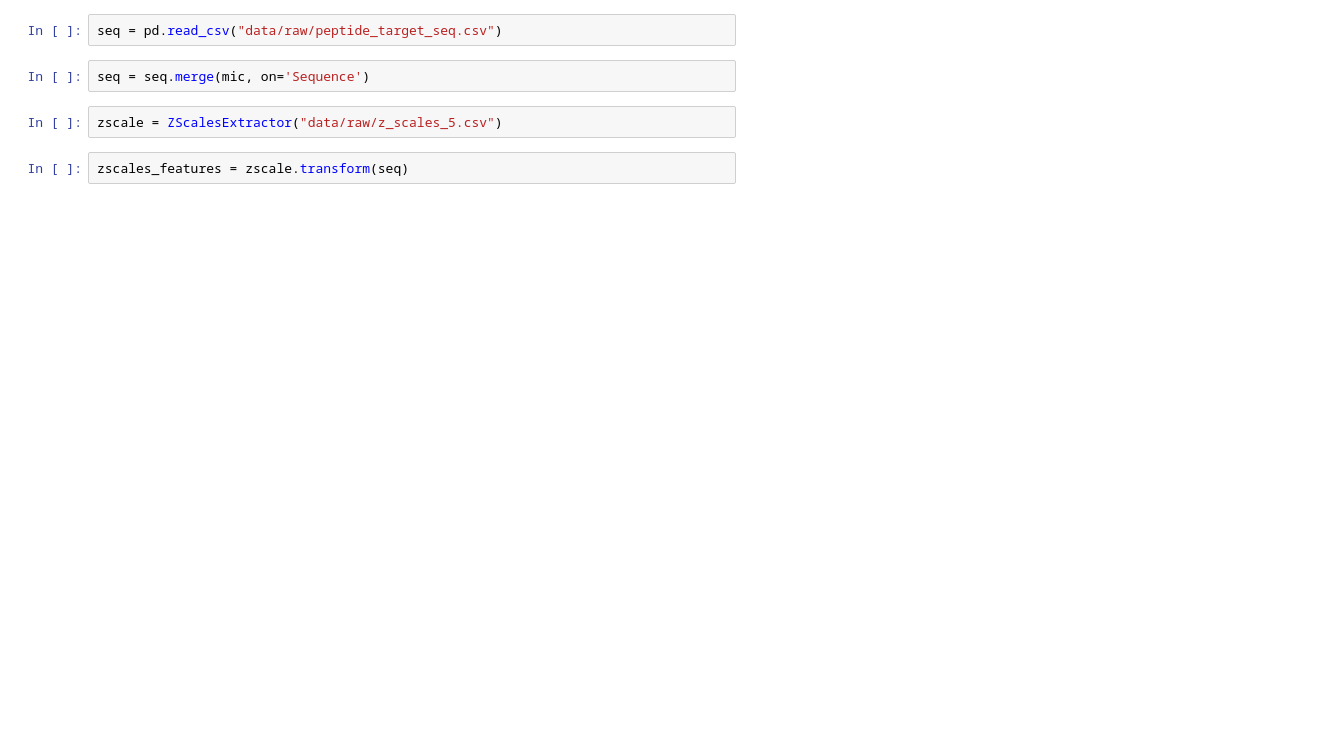
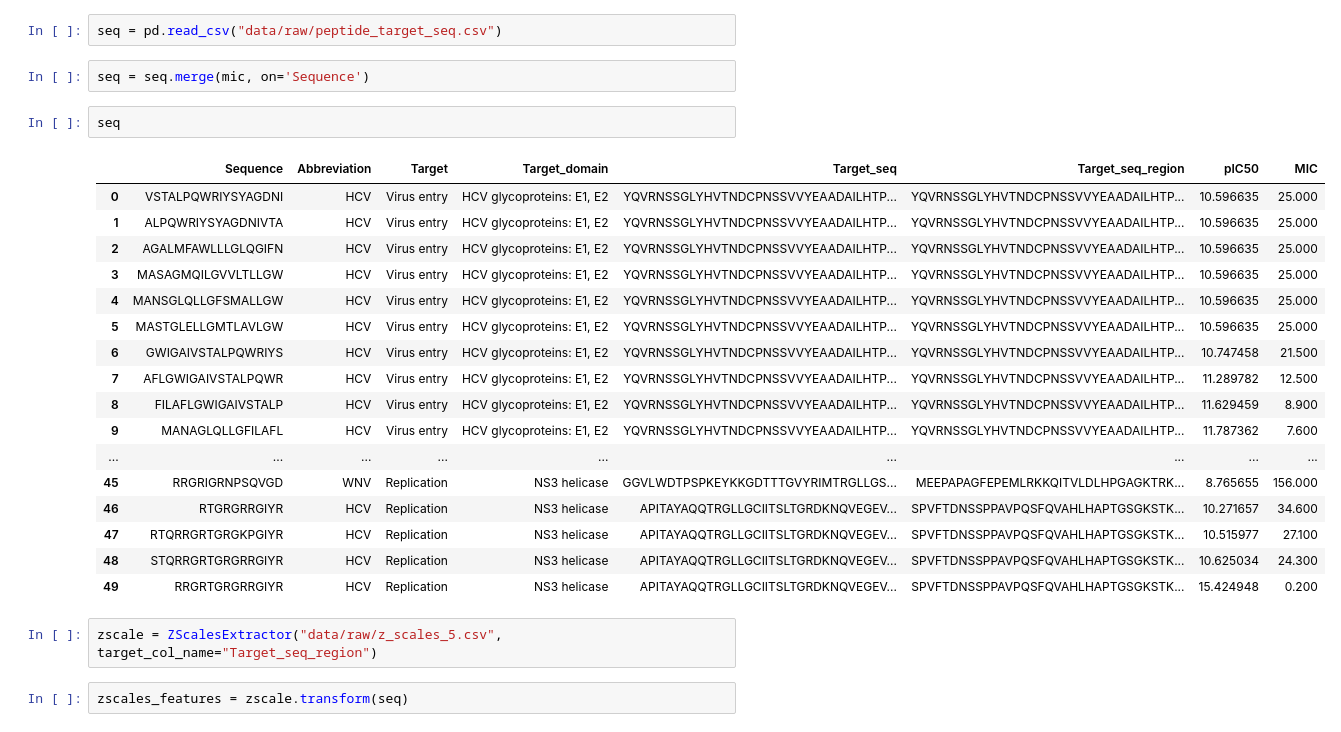
Before and after one commit to thoughtworks/mic-predictor, a Jupyter notebook: notebooks/pcm/RandomForest.ipynb, the cells around one changed output. Cells and saved outputs as stored; diff of their text form; blank space fills up the shorter version.

```diff
--- a/notebooks/pcm/RandomForest.ipynb
+++ b/notebooks/pcm/RandomForest.ipynb
@@ -14,7 +30,27 @@ mic = pd.read_csv("data/raw/MIC_pIC50_values.csv")
 seq = pd.read_csv("data/raw/peptide_target_seq.csv")
 # %%
 seq = seq.merge(mic, on='Sequence')
+# %%
+seq
+# %% [output]
+|  | Sequence | Abbreviation | Target | Target_domain | Target_seq | Target_seq_region | pIC50 | MIC |
+| 0 | VSTALPQWRIYSYAGDNI | HCV | Virus entry | HCV glycoproteins: E1, E2 | YQVRNSSGLYHVTNDCPNSSVVYEAADAILHTP... | YQVRNSSGLYHVTNDCPNSSVVYEAADAILHTP... | 10.596635 | 25.000 |
+| 1 | ALPQWRIYSYAGDNIVTA | HCV | Virus entry | HCV glycoproteins: E1, E2 | YQVRNSSGLYHVTNDCPNSSVVYEAADAILHTP... | YQVRNSSGLYHVTNDCPNSSVVYEAADAILHTP... | 10.596635 | 25.000 |
+| 2 | AGALMFAWLLLGLQGIFN | HCV | Virus entry | HCV glycoproteins: E1, E2 | YQVRNSSGLYHVTNDCPNSSVVYEAADAILHTP... | YQVRNSSGLYHVTNDCPNSSVVYEAADAILHTP... | 10.596635 | 25.000 |
+| 3 | MASAGMQILGVVLTLLGW | HCV | Virus entry | HCV glycoproteins: E1, E2 | YQVRNSSGLYHVTNDCPNSSVVYEAADAILHTP... | YQVRNSSGLYHVTNDCPNSSVVYEAADAILHTP... | 10.596635 | 25.000 |
+| 4 | MANSGLQLLGFSMALLGW | HCV | Virus entry | HCV glycoproteins: E1, E2 | YQVRNSSGLYHVTNDCPNSSVVYEAADAILHTP... | YQVRNSSGLYHVTNDCPNSSVVYEAADAILHTP... | 10.596635 | 25.000 |
+| 5 | MASTGLELLGMTLAVLGW | HCV | Virus entry | HCV glycoproteins: E1, E2 | YQVRNSSGLYHVTNDCPNSSVVYEAADAILHTP... | YQVRNSSGLYHVTNDCPNSSVVYEAADAILHTP... | 10.596635 | 25.000 |
+| 6 | GWIGAIVSTALPQWRIYS | HCV | Virus entry | HCV glycoproteins: E1, E2 | YQVRNSSGLYHVTNDCPNSSVVYEAADAILHTP... | YQVRNSSGLYHVTNDCPNSSVVYEAADAILHTP... | 10.747458 | 21.500 |
+| 7 | AFLGWIGAIVSTALPQWR | HCV | Virus entry | HCV glycoproteins: E1, E2 | YQVRNSSGLYHVTNDCPNSSVVYEAADAILHTP... | YQVRNSSGLYHVTNDCPNSSVVYEAADAILHTP... | 11.289782 | 12.500 |
+| 8 | FILAFLGWIGAIVSTALP | HCV | Virus entry | HCV glycoproteins: E1, E2 | YQVRNSSGLYHVTNDCPNSSVVYEAADAILHTP... | YQVRNSSGLYHVTNDCPNSSVVYEAADAILHTP... | 11.629459 | 8.900 |
+| 9 | MANAGLQLLGFILAFL | HCV | Virus entry | HCV glycoproteins: E1, E2 | YQVRNSSGLYHVTNDCPNSSVVYEAADAILHTP... | YQVRNSSGLYHVTNDCPNSSVVYEAADAILHTP... | 11.787362 | 7.600 |
+| ... | ... | ... | ... | ... | ... | ... | ... | ... |
+| 45 | RRGRIGRNPSQVGD | WNV | Replication | NS3 helicase | GGVLWDTPSPKEYKKGDTTTGVYRIMTRGLLGS... | MEEPAPAGFEPEMLRKKQITVLDLHPGAGKTRK... | 8.765655 | 156.000 |
+| 46 | RTGRGRRGIYR | HCV | Replication | NS3 helicase | APITAYAQQTRGLLGCIITSLTGRDKNQVEGEV... | SPVFTDNSSPPAVPQSFQVAHLHAPTGSGKSTK... | 10.271657 | 34.600 |
+| 47 | RTQRRGRTGRGKPGIYR | HCV | Replication | NS3 helicase | APITAYAQQTRGLLGCIITSLTGRDKNQVEGEV... | SPVFTDNSSPPAVPQSFQVAHLHAPTGSGKSTK... | 10.515977 | 27.100 |
+| 48 | STQRRGRTGRGRRGIYR | HCV | Replication | NS3 helicase | APITAYAQQTRGLLGCIITSLTGRDKNQVEGEV... | SPVFTDNSSPPAVPQSFQVAHLHAPTGSGKSTK... | 10.625034 | 24.300 |
+| 49 | RRGRTGRGRRGIYR | HCV | Replication | NS3 helicase | APITAYAQQTRGLLGCIITSLTGRDKNQVEGEV... | SPVFTDNSSPPAVPQSFQVAHLHAPTGSGKSTK... | 15.424948 | 0.200 |
 # %%
-zscale = ZScalesExtractor("data/raw/z_scales_5.csv")
+zscale = ZScalesExtractor("data/raw/z_scales_5.csv", target_col_name="Target_seq_region")
 # %%
 zscales_features = zscale.transform(seq)
```
Also changed, not shown: parts of 9 cells of this notebook.
